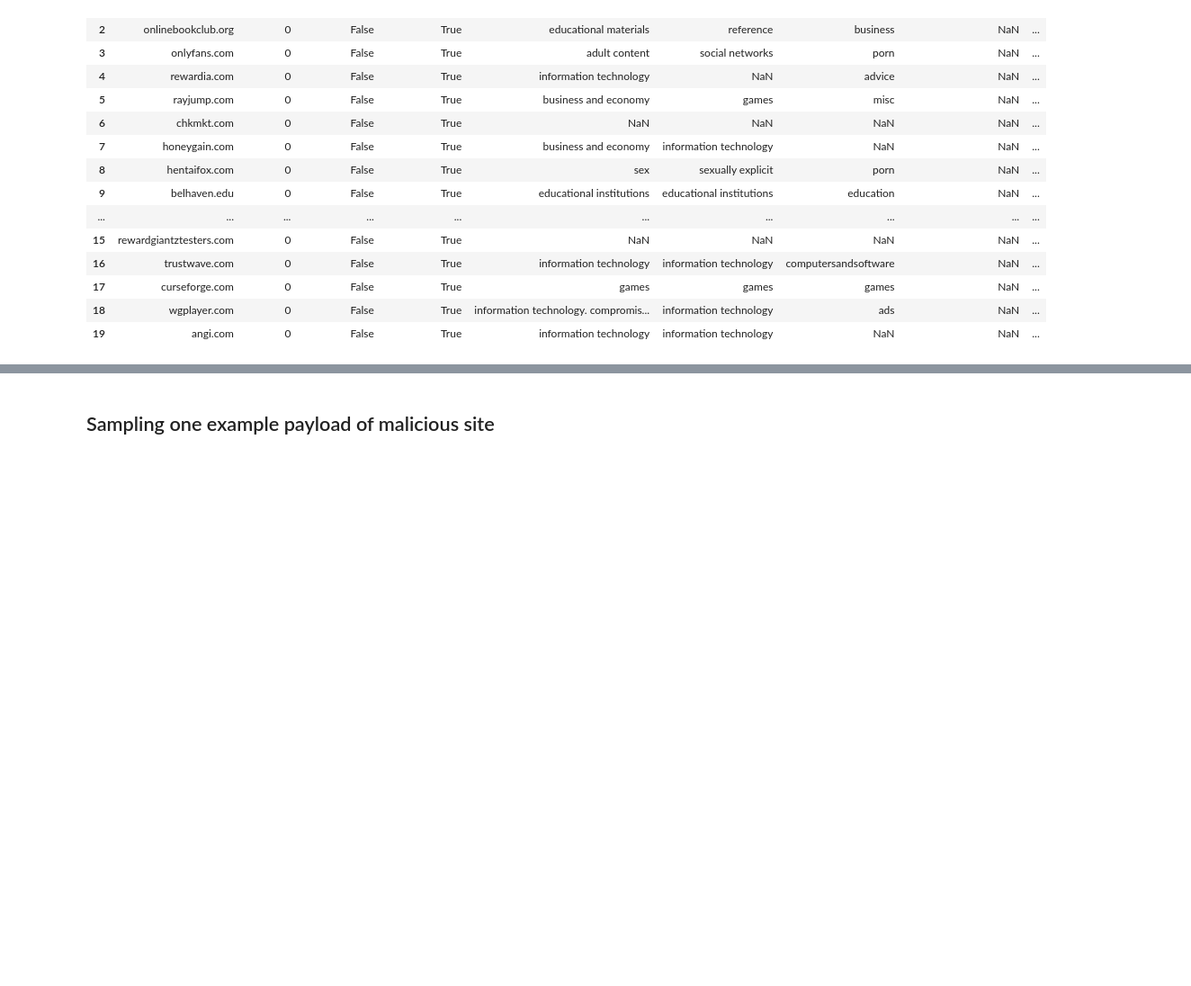
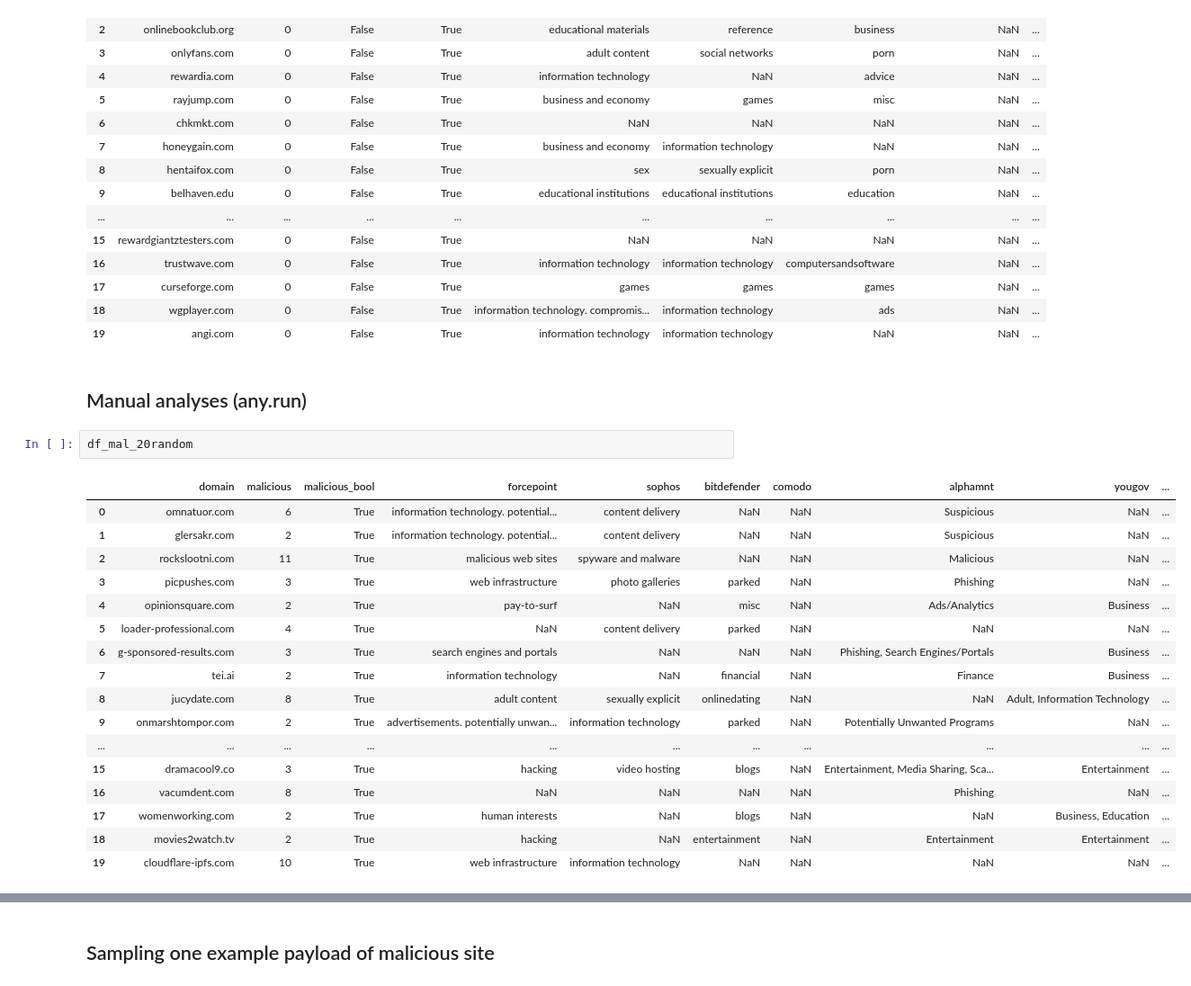
Before and after one commit to themains/bad_domains, a Jupyter notebook: scripts/09_inspecting_VT.ipynb, the cells around one changed output, grey strips where cells are left out. Shown at 90% size. Cells and saved outputs as stored; diff of their text form; blank space fills up the shorter version.

Commit message:
Sandbox analyses

```diff
--- a/scripts/09_inspecting_VT.ipynb
+++ b/scripts/09_inspecting_VT.ipynb
@@ -285,3 +271,25 @@ df_sus_20random
 | 17 | curseforge.com | 0 | False | True | games | games | games | NaN | ... |
 | 18 | wgplayer.com | 0 | False | True | information technology. compromis... | information technology | ads | NaN | ... |
 | 19 | angi.com | 0 | False | True | information technology | information technology | NaN | NaN | ... |
+# %% [markdown]
+## Manual analyses (any.run)
+# %%
+df_mal_20random
+# %% [output]
+|  | domain | malicious | malicious_bool | forcepoint | sophos | bitdefender | comodo | alphamnt | yougov | ... |
+| 0 | omnatuor.com | 6 | True | information technology. potential... | content delivery | NaN | NaN | Suspicious | NaN | ... |
+| 1 | glersakr.com | 2 | True | information technology. potential... | content delivery | NaN | NaN | Suspicious | NaN | ... |
+| 2 | rockslootni.com | 11 | True | malicious web sites | spyware and malware | NaN | NaN | Malicious | NaN | ... |
+| 3 | picpushes.com | 3 | True | web infrastructure | photo galleries | parked | NaN | Phishing | NaN | ... |
+| 4 | opinionsquare.com | 2 | True | pay-to-surf | NaN | misc | NaN | Ads/Analytics | Business | ... |
+| 5 | loader-professional.com | 4 | True | NaN | content delivery | parked | NaN | NaN | NaN | ... |
+| 6 | g-sponsored-results.com | 3 | True | search engines and portals | NaN | NaN | NaN | Phishing, Search Engines/Portals | Business | ... |
+| 7 | tei.ai | 2 | True | information technology | NaN | financial | NaN | Finance | Business | ... |
+| 8 | jucydate.com | 8 | True | adult content | sexually explicit | onlinedating | NaN | NaN | Adult, Information Technology | ... |
+| 9 | onmarshtompor.com | 2 | True | advertisements. potentially unwan... | information technology | parked | NaN | Potentially Unwanted Programs | NaN | ... |
+| ... | ... | ... | ... | ... | ... | ... | ... | ... | ... | ... |
+| 15 | dramacool9.co | 3 | True | hacking | video hosting | blogs | NaN | Entertainment, Media Sharing, Sca... | Entertainment | ... |
+| 16 | vacumdent.com | 8 | True | NaN | NaN | NaN | NaN | Phishing | NaN | ... |
+| 17 | womenworking.com | 2 | True | human interests | NaN | blogs | NaN | NaN | Business, Education | ... |
+| 18 | movies2watch.tv | 2 | True | hacking | NaN | entertainment | NaN | Entertainment | Entertainment | ... |
+| 19 | cloudflare-ipfs.com | 10 | True | web infrastructure | information technology | NaN | NaN | NaN | NaN | ... |
```
Also changed, not shown: parts of 7 cells of this notebook.
